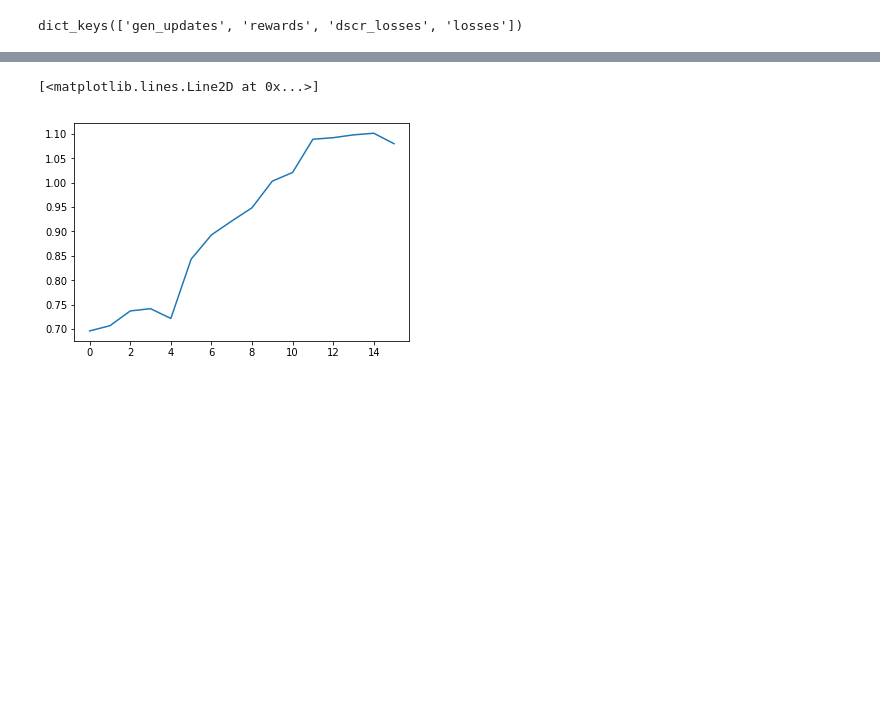
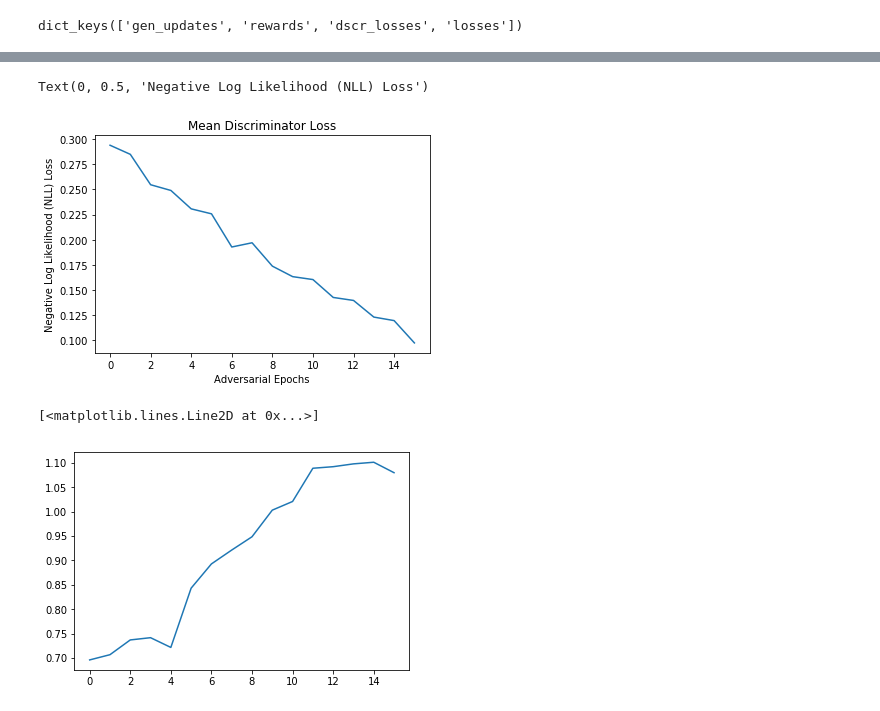
Before and after one commit to bgenchel/Reinforcement-Learning-for-Music-Generation, a Jupyter notebook: src/model/runs/charlie_parker/Keep-Apr28-19_03:32-MP_Final_Train/Untitled.ipynb, the cells around one changed output, grey strips where cells are left out. Saved outputs shown, nothing was run; the diff lists cells and outputs as text; code cells hidden in the pictures; blank space fills up the shorter version.

```diff
--- a/src/model/runs/charlie_parker/Keep-Apr28-19_03:32-MP_Final_Train/Untitled.ipynb
+++ b/src/model/runs/charlie_parker/Keep-Apr28-19_03:32-MP_Final_Train/Untitled.ipynb
@@ -24,3 +25,11 @@ plt.plot(ld['dscr_losses'])
+# %%
+plt.plot(ld['dscr_losses'])
+plt.title('Mean Discriminator Loss')
+plt.xlabel('Adversarial Epochs')
+plt.ylabel('Negative Log Likelihood (NLL) Loss')
+# %% [output]
+Text(0, 0.5, 'Negative Log Likelihood (NLL) Loss')
+[figure, added]
 # %%
 plt.plot(ld['losses'])
 # %% [output]
```
Also changed, not shown: parts of 5 cells of this notebook.
